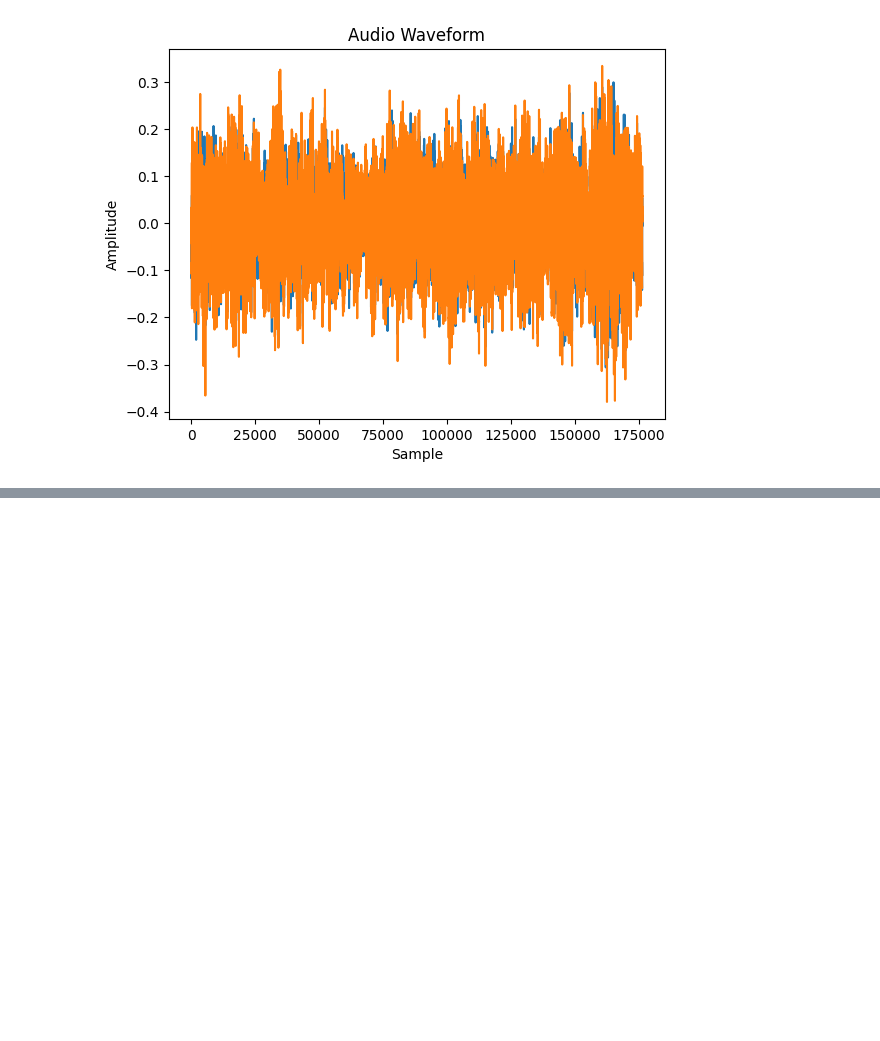
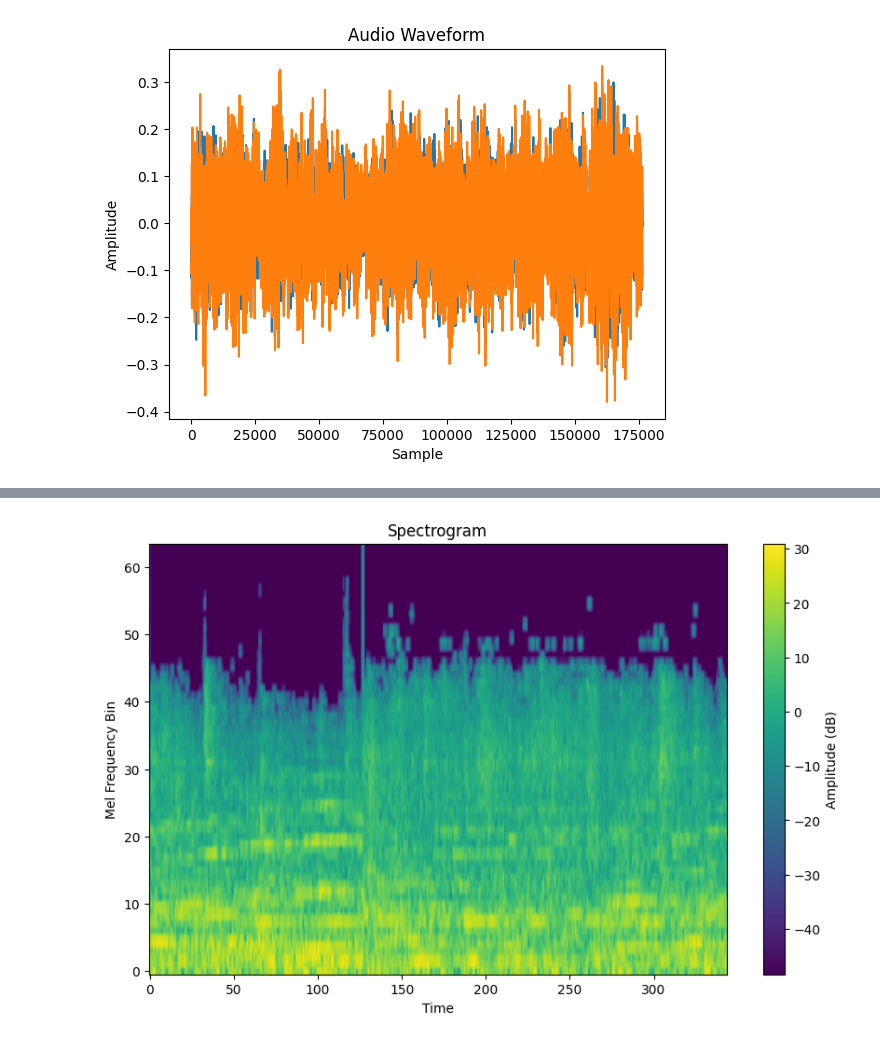
Before and after one commit to AlessioGalluccio/AudioClassificationTutorial, a Jupyter notebook: data_exploration.ipynb, the cells around one changed output, grey strips where cells are left out. Saved outputs shown, nothing was run; the diff lists cells and outputs as text; code cells hidden in the pictures; blank space fills up the shorter version.

```diff
--- a/data_exploration.ipynb
+++ b/data_exploration.ipynb
@@ -23,0 +78,5 @@ plt.show()
+# %%
+sgram = AudioUtil.spectro_gram(shift_aud, n_mels=64, n_fft=1024, hop_len=None)
+plot_spectrogram(sgram)
+# %% [output]
+[figure, added]
```
Also changed, not shown: parts of 8 cells of this notebook, 8 other files.
